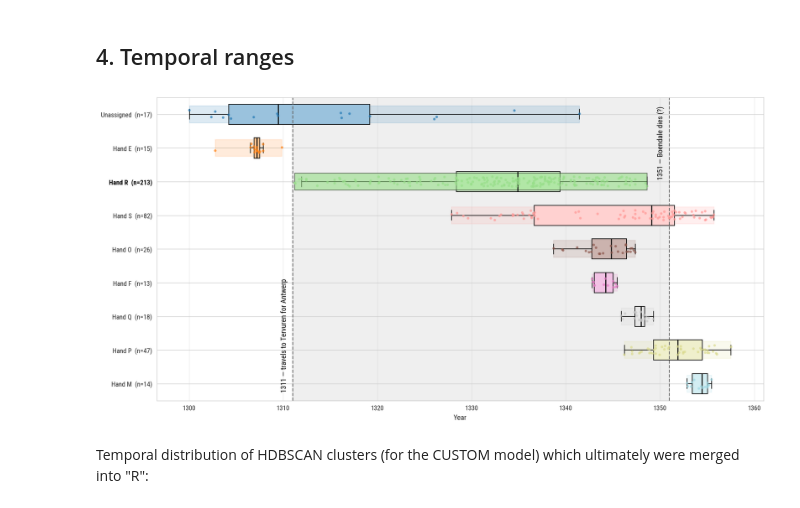
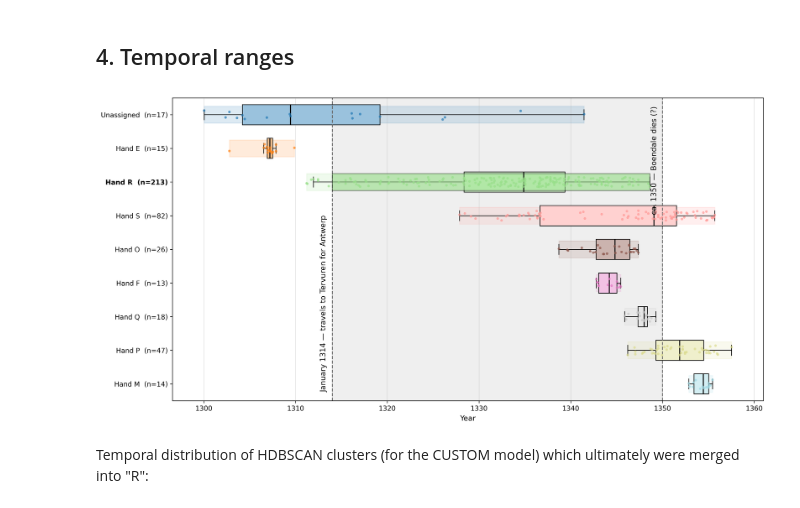
Before and after one commit to mikekestemont/little-hands, a Jupyter notebook: analysis/03-graphetic.ipynb, the cells around one changed output. Cells and saved outputs as stored; diff of their text form; code cells hidden in the pictures.

Commit message:
MAJOR: re-date Boendale's first Antwerp attestation to Jan 1314 (Fig. 5)
Substantive correction raised late in the CHR2027 camera-ready process by
Remco Sleiderink. Boendale's first documented appearance in Antwerp
administrative sources is January 1314 (cf. Gordeau 2025, ref. already in
the paper), NOT 1311-1312 as previously assumed -- an error originating
with Appelmans.

Figure 5 (timeline cell in analysis/03-graphetic.ipynb, incl. embedded
output) regenerated:
- reference window 1311-1351 -> 1314-1350
- "1311 - travels to Tervuren" -> "January 1314 - travels to Tervuren"
- "1351 - Boendale dies (?)" -> "ca. 1350 - Boendale dies (?)"

The empirical deed dates do NOT change: hand R still spans 1311-1348, so its
earliest charters now precede Boendale's first documented appearance, and
the Jan 1314 journey falls within R's active span (a cleaner fit, per
Sleiderink). The r-/s-ranges figures carry no biographical window and are
unaffected.

Note: outputs/ is git-ignored (archived via Zenodo); outputs/all-ranges.png
was re-exported locally and must be uploaded to Overleaf as img/all-ranges.png.
Manuscript text edits (p. 32 intro, p. 16 conclusion, death date -> ca. 1350)
are tracked separately in Overleaf.

Co-Authored-By: Claude Opus 4.8 <noreply@anthropic.com>

```diff
--- a/analysis/03-graphetic.ipynb
+++ b/analysis/03-graphetic.ipynb
@@ -650,8 +650,8 @@ for lab, grp in sub.groupby('label'):
 cs = pd.DataFrame(cluster_stats).sort_values('frac_min')
 order = cs['label'].tolist()
 
-# ── reference window: 1311–1351 ───────────────────────────────────
-win_lo, win_hi = 1311, 1351
+# ── reference window: 1314–1350 ───────────────────────────────────
+win_lo, win_hi = 1314, 1350
 
 def hand_name(lab):                     # display name for the y-axis
     return 'Unassigned' if lab == '-1' else f'Hand {lab}'
@@ -669,13 +669,13 @@ ax.axvspan(win_lo, win_hi, color='0.5', alpha=0.12, zorder=0)
 for x in (win_lo, win_hi):
     ax.axvline(x, color='dimgrey', ls='--', lw=1.3, zorder=2)
 
-# event labels: 1311 at bottom-left of its line, 1351 at top
+# event labels: 1314 at bottom-left of its line, 1350 at top
 trans = ax.get_xaxis_transform()        # x = data coords, y = axes fraction
-ax.annotate('1311 — travels to Tervuren for Antwerp',
+ax.annotate('January 1314 — travels to Tervuren for Antwerp',
             xy=(win_lo, 0.01), xycoords=trans,
             xytext=(-7, 8), textcoords='offset points',
             rotation=90, va='bottom', ha='right', fontsize=11, color='black', zorder=5)
-ax.annotate('1351 — Boendale dies (?)',
+ax.annotate('ca. 1350 — Boendale dies (?)',
             xy=(win_hi, 0.99), xycoords=trans,
             xytext=(-7, -8), textcoords='offset points',
             rotation=90, va='top', ha='right', fontsize=11, color='black', zorder=5)
@@ -708,34 +708,34 @@ for i, (patch, color) in enumerate(zip(bp['boxes'], colors)):
     jitter = np.random.default_rng(42).uniform(-0.15, 0.15, size=len(grp))
     ax.scatter(grp['date_frac'], y + jitter, s=14, color=color,
                alpha=0.7, zorder=3, edgecolors='none')
 
 for median_line in bp['medians']:
     median_line.set_color('black')
     median_line.set_linewidth(1.5)
     median_line.set_zorder(3)
 
 # y labels: bold only Hand R
 ax.set_yticks(range(1, len(order) + 1))
 ax.set_yticklabels([f"{hand_name(r.label)}  (n={r.n})" for _, r in cs.iterrows()],
                    fontsize=10)
 for tick, (_, r) in zip(ax.get_yticklabels(), cs.iterrows()):
     if r.label == 'R':
         tick.set_color('black'); tick.set_fontweight('bold')
 
 # slightly broader x-axis
 xmin = min(sub['date_frac'].min(), win_lo)
 xmax = max(sub['date_frac'].max(), win_hi)
 pad = 0.06 * (xmax - xmin)
 ax.set_xlim(xmin - pad, xmax + pad)
 
 ax.invert_yaxis()
 ax.set_xlabel('Year', fontsize=11)
 ax.grid(axis='x', which='major', alpha=0.4)
 plt.tight_layout()
 plt.savefig('../outputs/all-ranges.png', dpi=300, bbox_inches='tight')
 plt.show()
 # %% [output]
-[figure, old version]
+[figure, new version]
 # %%
 def plot_hand_range(df, hand_label, out_path, min_docs=5):
     """Boxplot of CUSTOM (HDBSCAN) sub-cluster date ranges for a single
```
